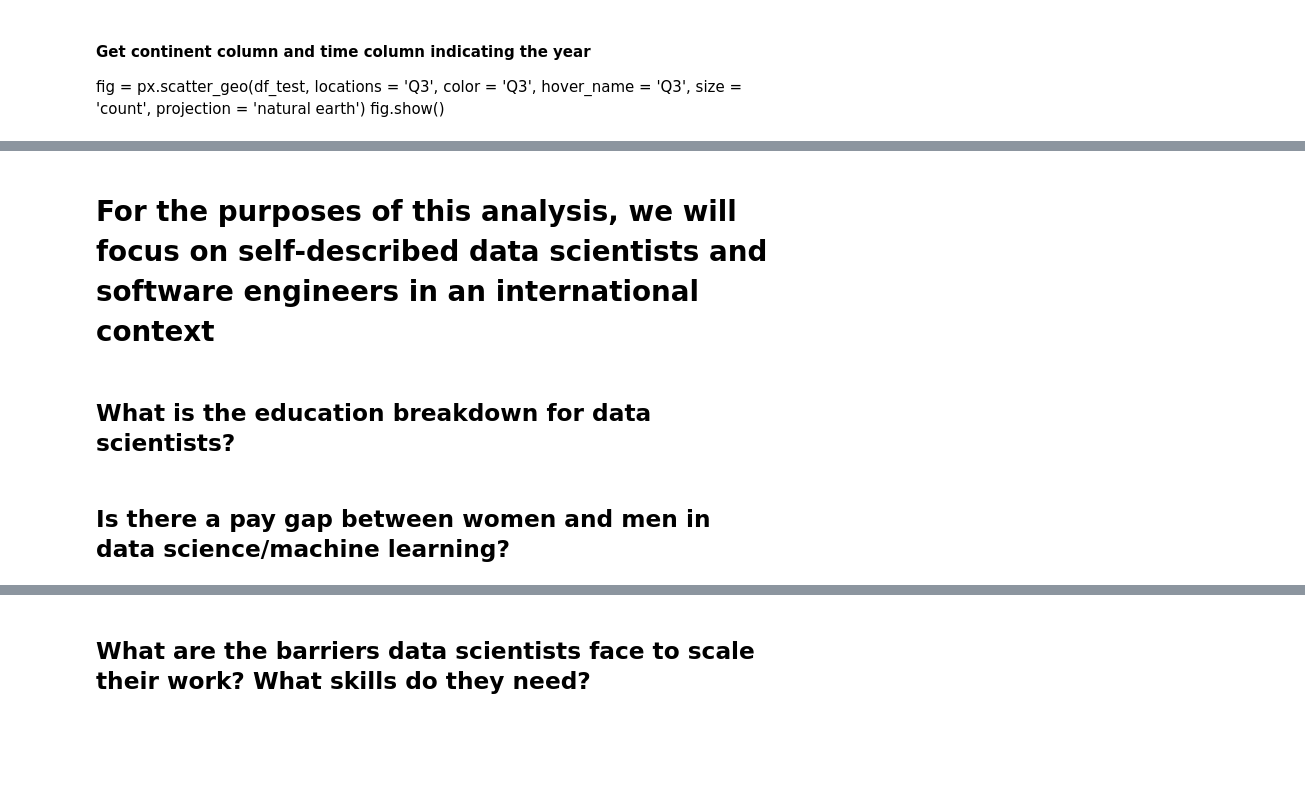
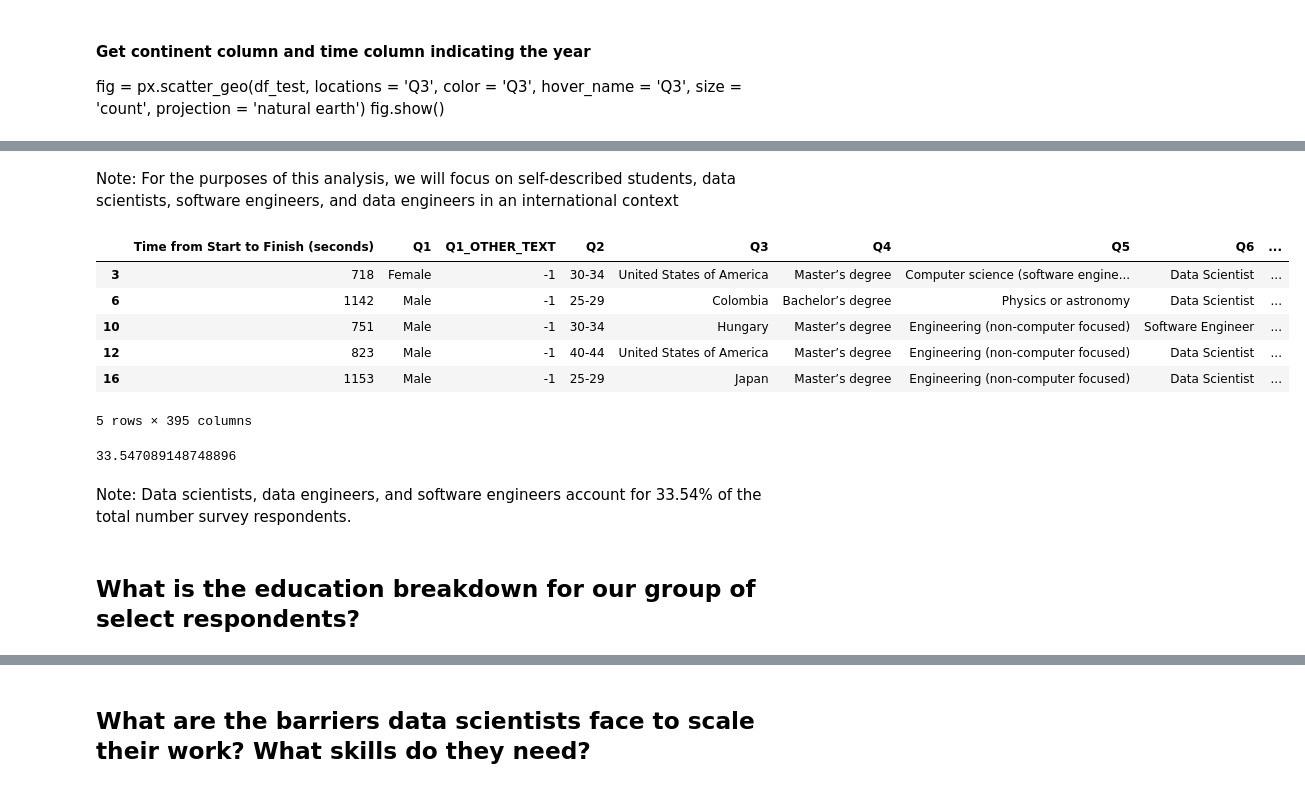
Before and after one commit to adrianlievano/kaggle_data_science_2018_survey, a Jupyter notebook: 2018_data/ds_notebook.ipynb, the cells around one changed output, grey strips where cells are left out. Drawn from its saved outputs; the diff is of its cells as text; code cells hidden in the pictures; blank space fills up the shorter version.

```diff
--- a/2018_data/ds_notebook.ipynb
+++ b/2018_data/ds_notebook.ipynb
@@ -211,6 +231,28 @@ fig.show()
 # %% [markdown]
-# For the purposes of this analysis, we will focus on self-described data scientists and software engineers in an international context
+Note: For the purposes of this analysis, we will focus on self-described students, data scientists, software engineers, and data engineers in an international context
+# %%
+df_multi_tech = df_multi_choice[(df_multi_choice['Q6'] == 'Data Scientist') |
+                (df_multi_choice['Q6'] == 'Data Engineer') |
+                #(df_multi_choice['Q6'] == 'Student') |
+                (df_multi_choice['Q6'] == 'Software Engineer')
+                ]
+
+df_multi_tech.head()
+# %% [output]
+|  | Time from Start to Finish (seconds) | Q1 | Q1_OTHER_TEXT | Q2 | Q3 | Q4 | Q5 | Q6 | ... |
+| 3 | 718 | Female | -1 | 30-34 | United States of America | Master’s degree | Computer science (software engine... | Data Scientist | ... |
+| 6 | 1142 | Male | -1 | 25-29 | Colombia | Bachelor’s degree | Physics or astronomy | Data Scientist | ... |
+| 10 | 751 | Male | -1 | 30-34 | Hungary | Master’s degree | Engineering (non-computer focused) | Software Engineer | ... |
+| 12 | 823 | Male | -1 | 40-44 | United States of America | Master’s degree | Engineering (non-computer focused) | Data Scientist | ... |
+| 16 | 1153 | Male | -1 | 25-29 | Japan | Master’s degree | Engineering (non-computer focused) | Data Scientist | ... |
+5 rows × 395 columns
+# %%
+percent_tech_respondents = (df_multi_tech.shape[0]/df_multi_choice.shape[0])*100
+
+percent_tech_respondents
+# %% [output]
+33.547089148748896
+# %% [markdown]
+Note: Data scientists, data engineers, and software engineers account for 33.54% of the total number survey respondents.
 # %% [markdown]
-## What is the education breakdown for data scientists? ##
+## What is the education breakdown for our group of select respondents? ##
-# %% [markdown]
-## Is there a pay gap between women and men in data science/machine learning? ##
```
Also changed, not shown: parts of 27 cells of this notebook.
